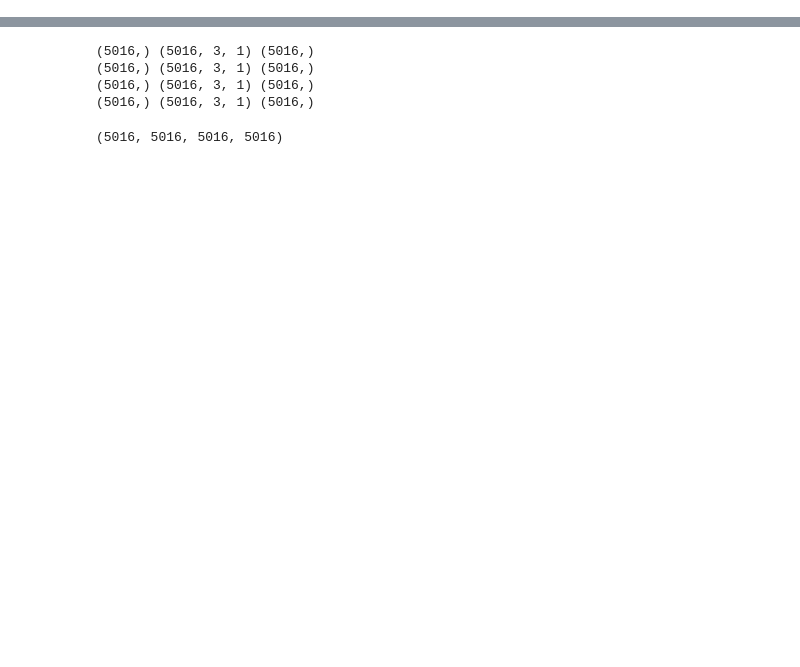
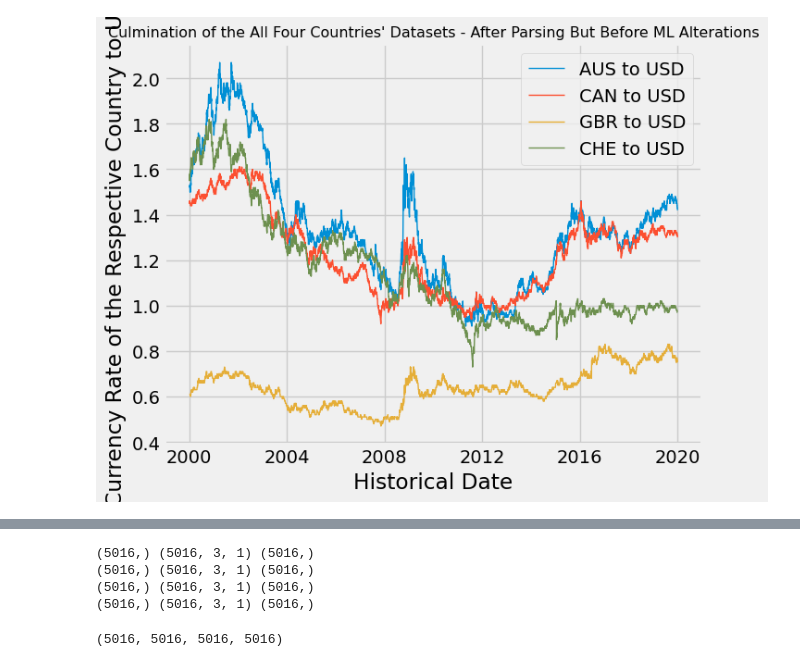
Before and after one commit to AndrewTran03/CS5805-ML1-FinalProject, a Jupyter notebook: International-Foreign-Exchange-Rates-Predictor-Blog-Post/index.ipynb, the cells around one changed output, grey strips where cells are left out. Saved outputs shown, nothing was run; the diff lists cells and outputs as text; code cells hidden in the pictures; blank space fills up the shorter version.

```diff
--- a/International-Foreign-Exchange-Rates-Predictor-Blog-Post/index.ipynb
+++ b/International-Foreign-Exchange-Rates-Predictor-Blog-Post/index.ipynb
@@ -360,0 +245,17 @@ windowed_df_switzerland
+# %%
+# Plotting the each four countries currency rates (per US dollar) from
+# 2000 - 2020
+plt.plot(df.index, df["AUSTRALIA - AUSTRALIAN DOLLAR/US$"], label="AUS to USD", linewidth=1)
+plt.plot(df.index, df[ "CANADA - CANADIAN DOLLAR/US$"], label="CAN to USD", linewidth=1)
+plt.plot(df.index, df["UNITED KINGDOM - UNITED KINGDOM POUND/US$"], label="GBR to USD", linewidth=1)
+plt.plot(df.index, df["SWITZERLAND - FRANC/US$"], label="CHE to USD", linewidth=1)
+
+plt.legend(loc="upper right")
+plt.rcParams["font.size"] = 8
+plt.tight_layout()
+plt.xlabel("Historical Date")
+plt.ylabel("Currency Rate of the Respective Country to USD")
+plt.title("Culmination of the All Four Countries' Datasets - After Parsing But Before ML Alterations")
+plt.show()
+# %% [output]
+[figure, added]
```
Also changed, not shown: parts of 80 cells of this notebook, 53 other files.
